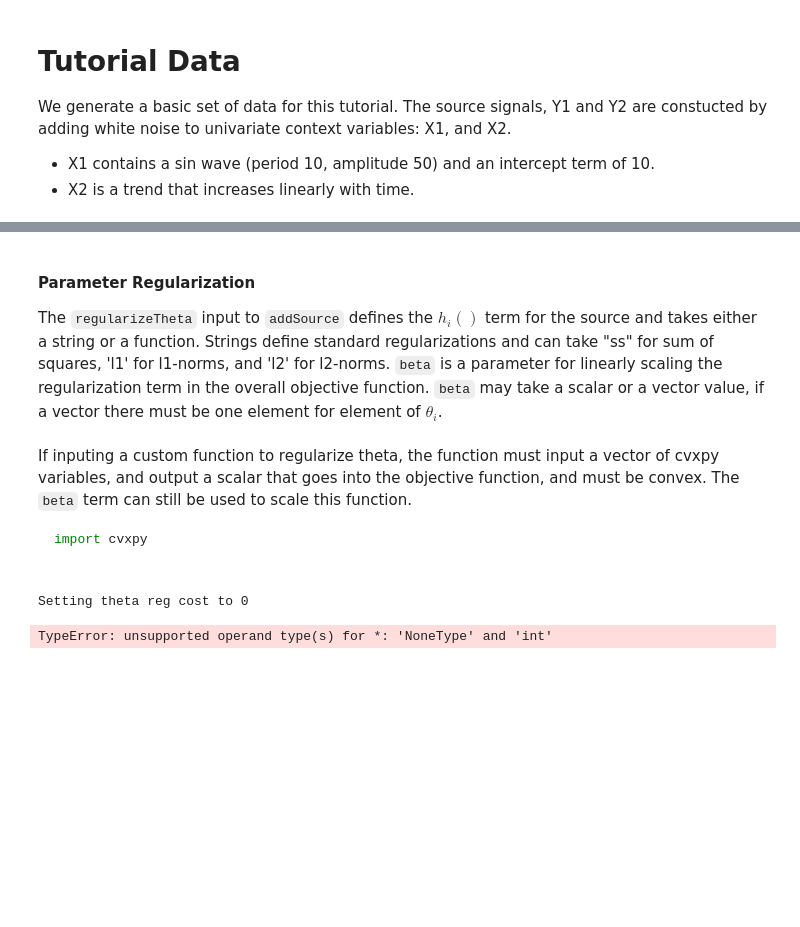
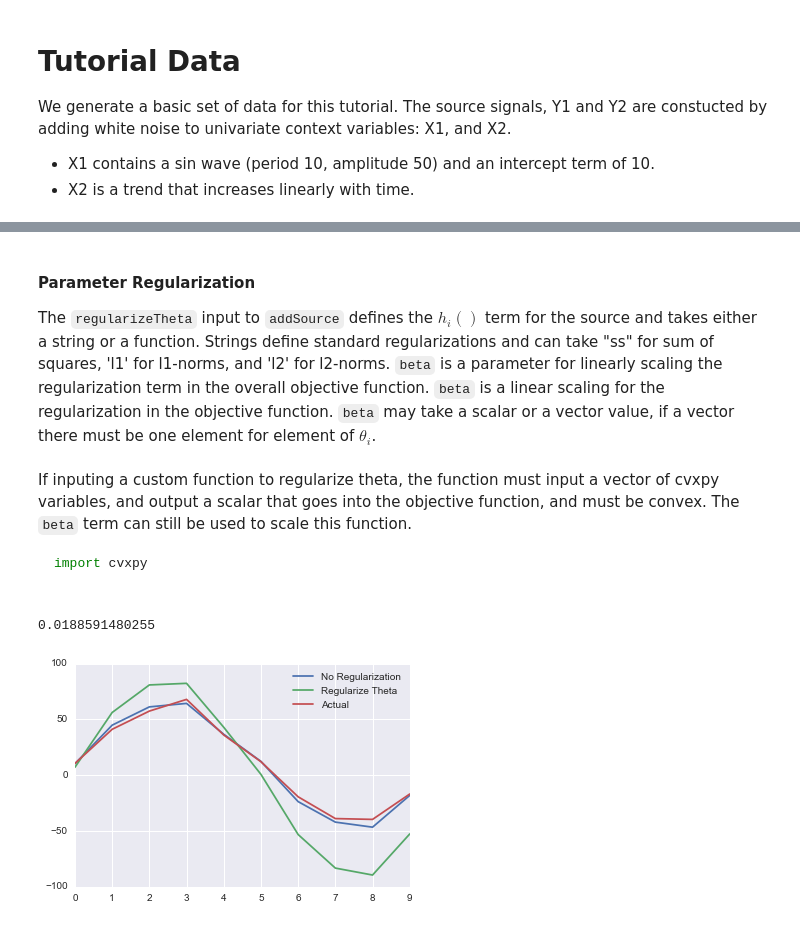
Before and after one commit to eckara/CSSS, a Jupyter notebook: CSSE_tutorial.ipynb, the cells around one changed output, grey strips where cells are left out. Drawn from its saved outputs; the diff is of its cells as text; code cells hidden in the pictures; blank space fills up the shorter version.

````diff
--- a/CSSE_tutorial.ipynb
+++ b/CSSE_tutorial.ipynb
@@ -81,11 +85,10 @@ The optional parameter `alpha` is a salar that weights the cost of the signal in
 # %%
 # Try it out.
 CSSEtry = CSSS.CSSS(Y)  ## Instantiate model with aggregate signal, Y
-CSSEtry.addSource(X1, alpha = 1, name = 'Y1')  ## Add a model for Y1
-CSSEtry.addSource(X2, alpha = 1, name = 'Y2')  ## Add a model for Y2
-
-## Constrain Y2 to be greater than -1 just to try out the constraints.
-#CSSEtry.addConstraint(CSSEtry.models['Y2']['source'] > -10 )
+CSSEtry.addSource(X1, alpha = 1, name = 'y1')  ## Add a model for Y1
+CSSEtry.addSource(X2, alpha = 1, name = 'y2')  ## Add a model for Y2y
+## Perform a fitting of this initial model usign
+# CSSS.constructSolve()
 start=time.time()
 CSSEtry.constructSolve()
 print(time.time()-start)
@@ -96,17 +137,35 @@ Setting theta reg cost to 0
 # %% [markdown]
 #### Parameter Regularization
-The `regularizeTheta` input to `addSource` defines the $h_i()$ term for the source and takes either a string or a function. Strings define standard regularizations and can take "ss" for sum of squares, 'l1' for l1-norms, and 'l2' for l2-norms. `beta` is a parameter for linearly scaling the regularization term in the overall objective function. `beta` may take a scalar or a vector value, if a vector there must be one element for element of $\theta_i$.
+The `regularizeTheta` input to `addSource` defines the $h_i()$ term for the source and takes either a string or a function. Strings define standard regularizations and can take "ss" for sum of squares, 'l1' for l1-norms, and 'l2' for l2-norms. `beta` is a parameter for linearly scaling the regularization term in the overall objective function. `beta` is a linear scaling for the regularization in the objective function. `beta`  may take a scalar or a vector value, if a vector there must be one element for element of $\theta_i$.
 # %% [markdown]
 If inputing a custom function to regularize theta, the function must input a vector of cvxpy variables, and output a scalar that goes into the objective function, and must be convex. The `beta` term can still be used to scale this function.
 ```python
 import cvxpy
 # %%
+## Create a custom regularization function that penalized the square distance from a value to 2.
 def customReg(x):
-    cvxpy.sum_entries(cvxpy.power((x-2),2))
+    return(cvxpy.sum_entries(cvxpy.power((x-5),2)))
 
-CSSEtry = CSSS.CSSS(Y)  ## Instantiate model with aggregate signal, Y
-CSSEtry.addSource˜(X2, alpha = 1, name = 'Y2')  ## Add a model for Y2
-CSSEtry.addSource(X1, name = 'y1', regularizeTheta=customReg)  ## Add a model for source signal y1
+CSSEtry2 = CSSS.CSSS(Y)  ## Instantiate model with aggregate signal, Y
+CSSEtry2.addSource(X2, alpha = 1, name = 'y2')  ## Add a model for Y2
+CSSEtry2.addSource(X1, name = 'y1', regularizeTheta=customReg, beta = 2000)  ## Add a model for source signal y1
-# %% [output]
-Setting theta reg cost to 0
-TypeError: unsupported operand type(s) for *: 'NoneType' and 'int'
+# %%
+## Fit the model
+# This time tryign with ADMM in place of a one step solver.
+import time
+start=time.time()
+CSSEtry2.constructSolve()
+print(time.time()-start)
+# %% [output]
+0.0188591480255
+# %%
+plt.plot(CSSEtry.models['y1']['source'].value,  label = 'No Regularization')
+plt.plot(CSSEtry2.models['y1']['source'].value, label = 'Regularize Theta')
+
+#plt.plot(CSSEtry.models['Y1']['regressor'] * CSSEtry.models['Y1']['theta'].value, label = 'Modeled')
+plt.plot(Y1, label = 'Actual')
+
+plt.legend()
+plt.show()
+# %% [output]
+[figure, added]
````
Also changed, not shown: parts of 17 cells of this notebook, 2 other files.
